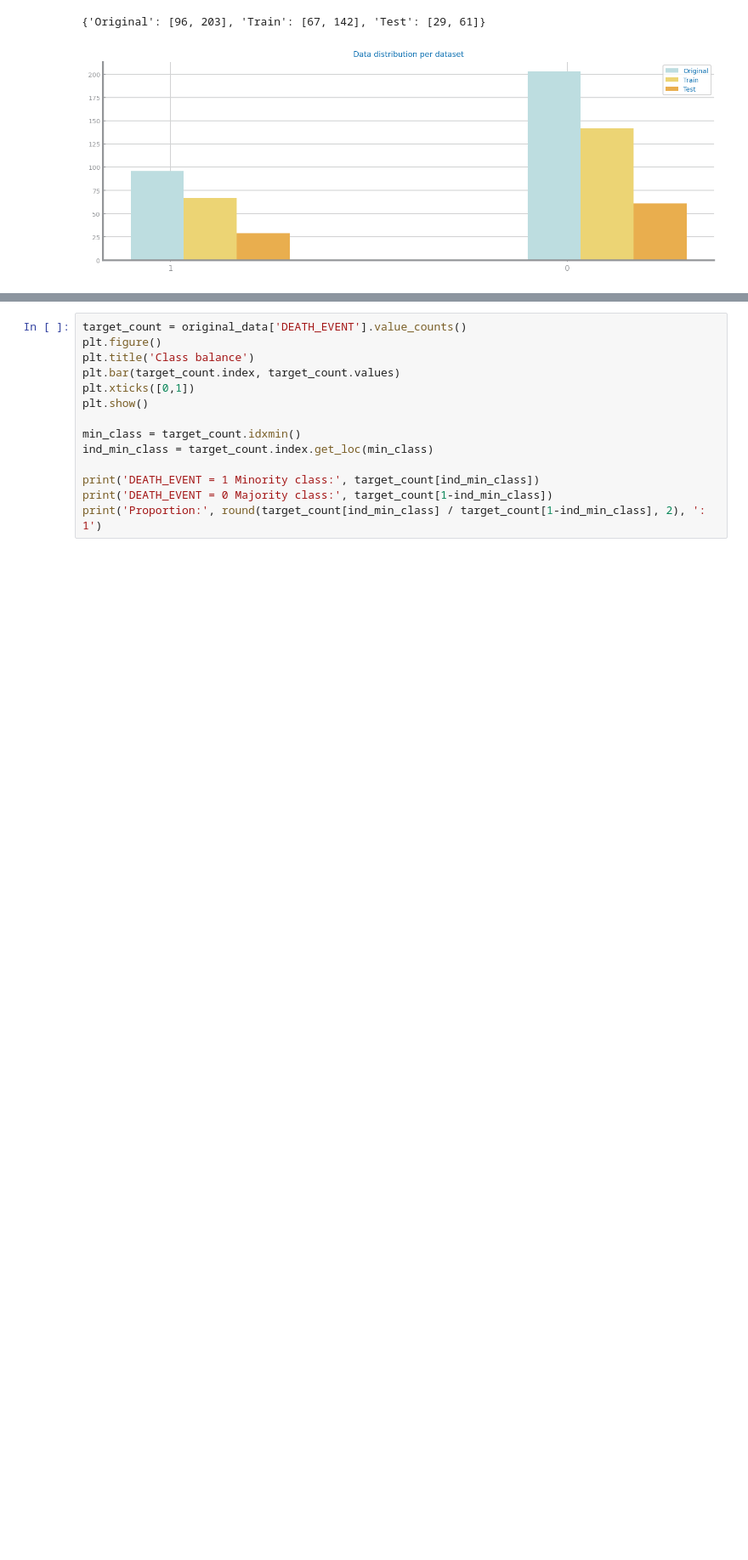
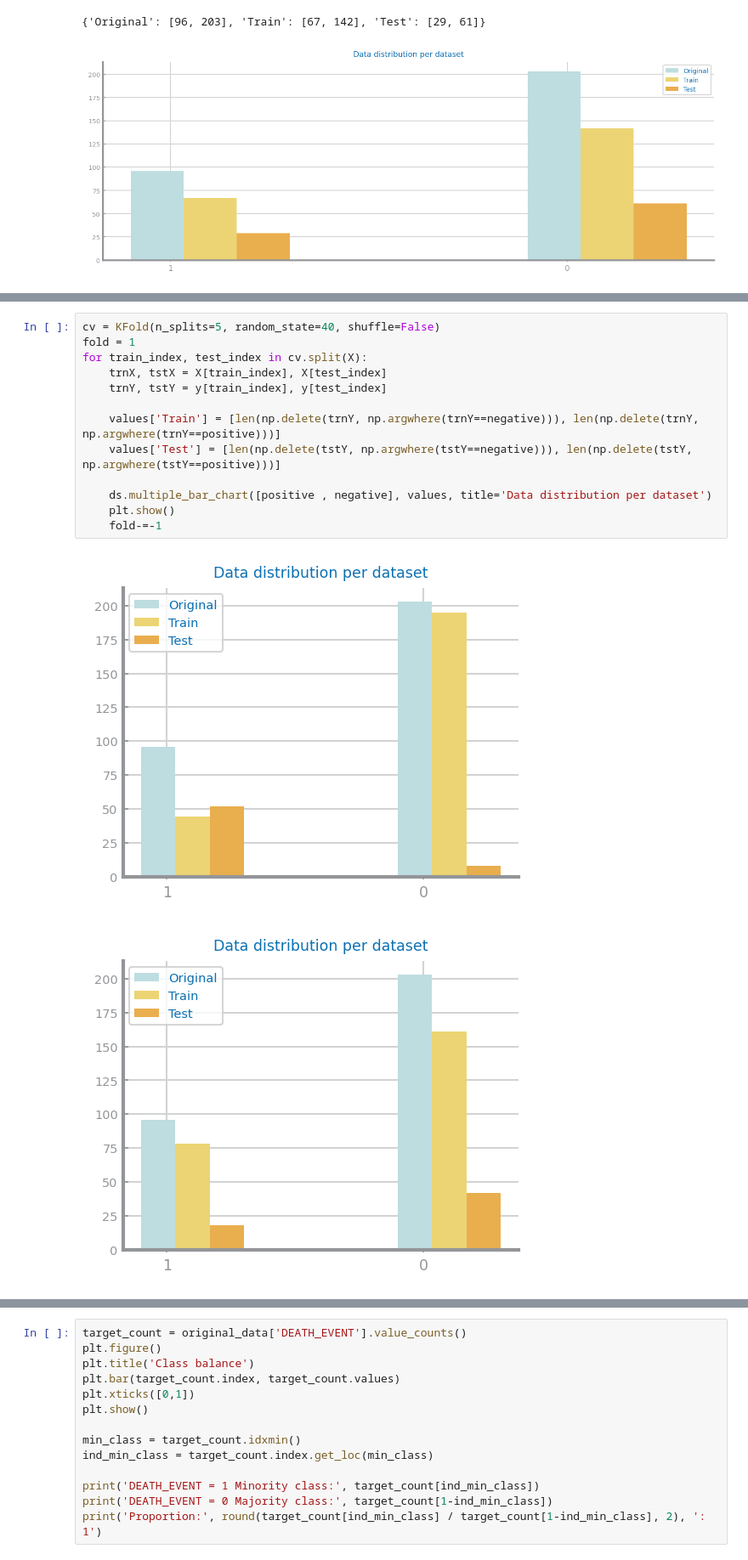
Before and after one commit to diogo-costa98/cdados, a Jupyter notebook: Lab3/Lab3_heart_failure.ipynb, the cells around one changed output, grey strips where cells are left out. Shown: that part at 85% size. Drawn from its saved outputs; the diff is of its cells as text; blank space fills up the shorter version.

```diff
--- a/Lab3/Lab3_heart_failure.ipynb
+++ b/Lab3/Lab3_heart_failure.ipynb
@@ -36,0 +42,16 @@ plt.show()
+# %%
+cv = KFold(n_splits=5, random_state=40, shuffle=False)
+fold = 1
+for train_index, test_index in cv.split(X):
+    trnX, tstX = X[train_index], X[test_index]
+    trnY, tstY = y[train_index], y[test_index]
+
+    values['Train'] = [len(np.delete(trnY, np.argwhere(trnY==negative))), len(np.delete(trnY, np.argwhere(trnY==positive)))]
+    values['Test'] = [len(np.delete(tstY, np.argwhere(tstY==negative))), len(np.delete(tstY, np.argwhere(tstY==positive)))]
+
+    ds.multiple_bar_chart([positive , negative], values, title='Data distribution per dataset')
+    plt.show()
+    fold-=-1
+# %% [output]
+[figure, added]
+[figure, added]
```
Also changed, not shown: parts of 4 cells of this notebook, 8 other files.
